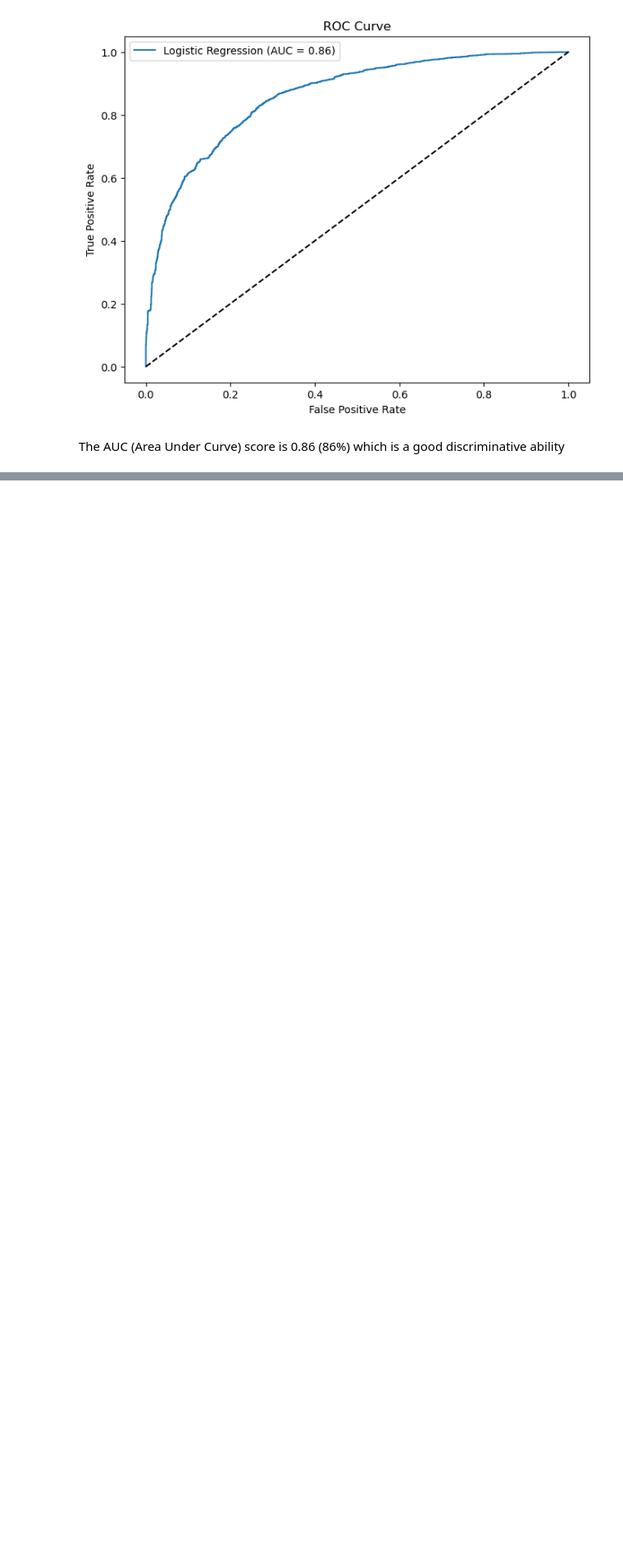
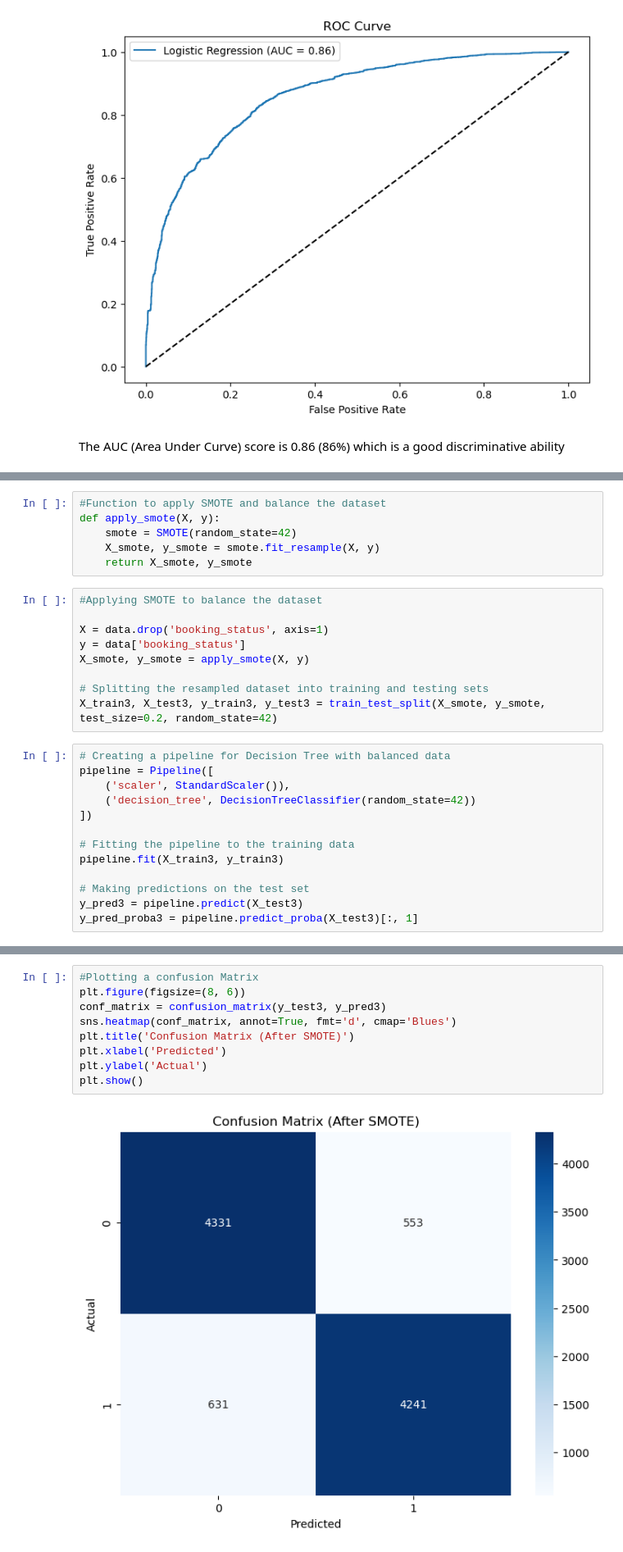
Before and after one commit to James-tech4/JAMES-PHASE-3-DSPT-8-PROJECT, a Jupyter notebook: project.ipynb, the cells around one changed output, grey strips where cells are left out. Shown at 82% size. Saved outputs shown, nothing was run; the diff lists cells and outputs as text; blank space fills up the shorter version.

```diff
--- a/project.ipynb
+++ b/project.ipynb
@@ -468,0 +544,28 @@ The AUC (Area Under Curve) score is 0.86 (86%) which is a good discriminative ab
+# %%
+#Function to apply SMOTE and balance the dataset
+def apply_smote(X, y):
+    smote = SMOTE(random_state=42)
+    X_smote, y_smote = smote.fit_resample(X, y)
+    return X_smote, y_smote
+# %%
+#Applying SMOTE to balance the dataset
+
+X = data.drop('booking_status', axis=1)
+y = data['booking_status']
+X_smote, y_smote = apply_smote(X, y)
+
+# Splitting the resampled dataset into training and testing sets
+X_train3, X_test3, y_train3, y_test3 = train_test_split(X_smote, y_smote, test_size=0.2, random_state=42)
+# %%
+# Creating a pipeline for Decision Tree with balanced data
+pipeline = Pipeline([
+    ('scaler', StandardScaler()),
+    ('decision_tree', DecisionTreeClassifier(random_state=42))
+])
+
+# Fitting the pipeline to the training data
+pipeline.fit(X_train3, y_train3)
+
+# Making predictions on the test set
+y_pred3 = pipeline.predict(X_test3)
+y_pred_proba3 = pipeline.predict_proba(X_test3)[:, 1]
@@ -468,0 +588,11 @@ The AUC (Area Under Curve) score is 0.86 (86%) which is a good discriminative ab
+# %%
+#Plotting a confusion Matrix
+plt.figure(figsize=(8, 6))
+conf_matrix = confusion_matrix(y_test3, y_pred3)
+sns.heatmap(conf_matrix, annot=True, fmt='d', cmap='Blues')
+plt.title('Confusion Matrix (After SMOTE)')
+plt.xlabel('Predicted')
+plt.ylabel('Actual')
+plt.show()
+# %% [output]
+[figure, added]
```
Also changed, not shown: parts of 13 cells of this notebook.
